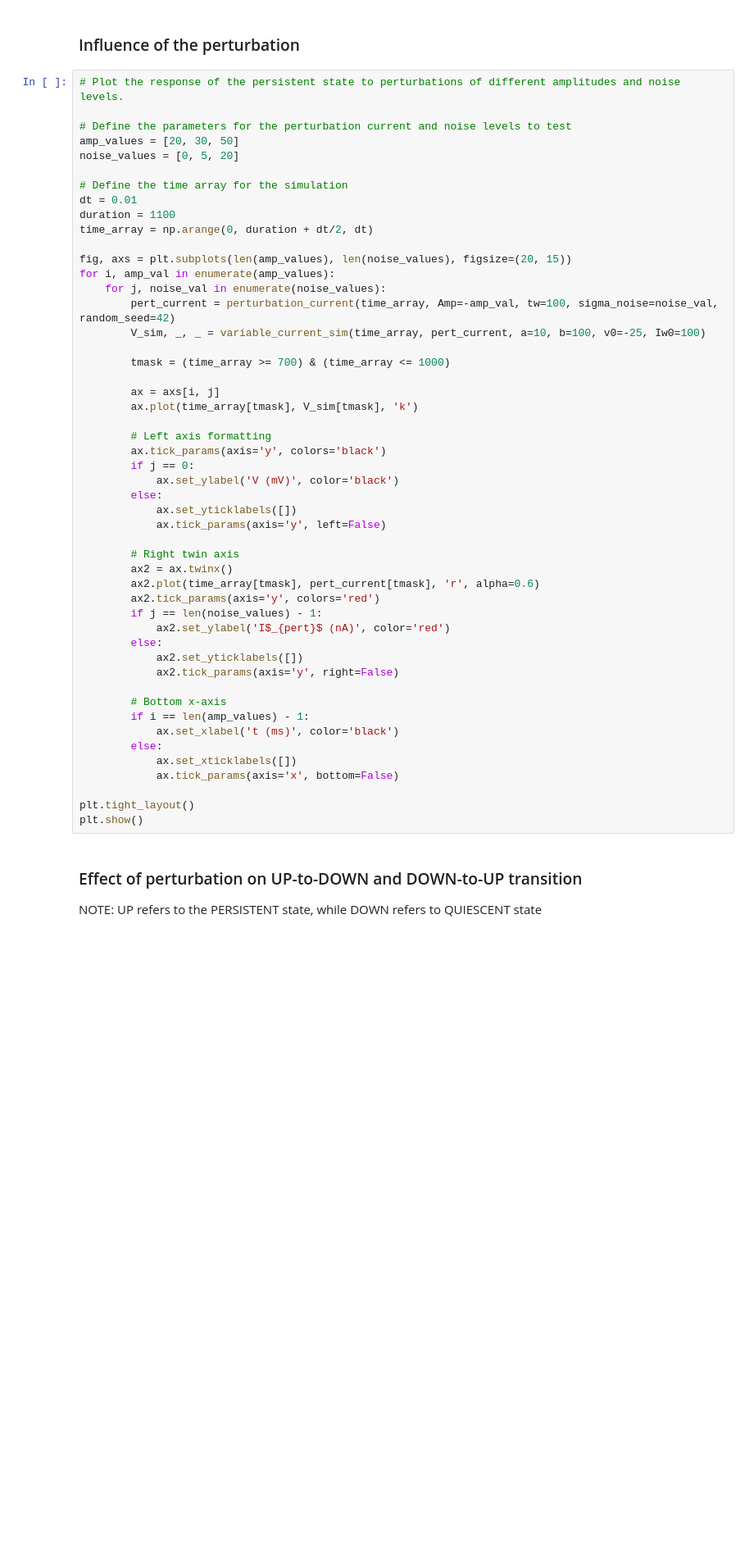
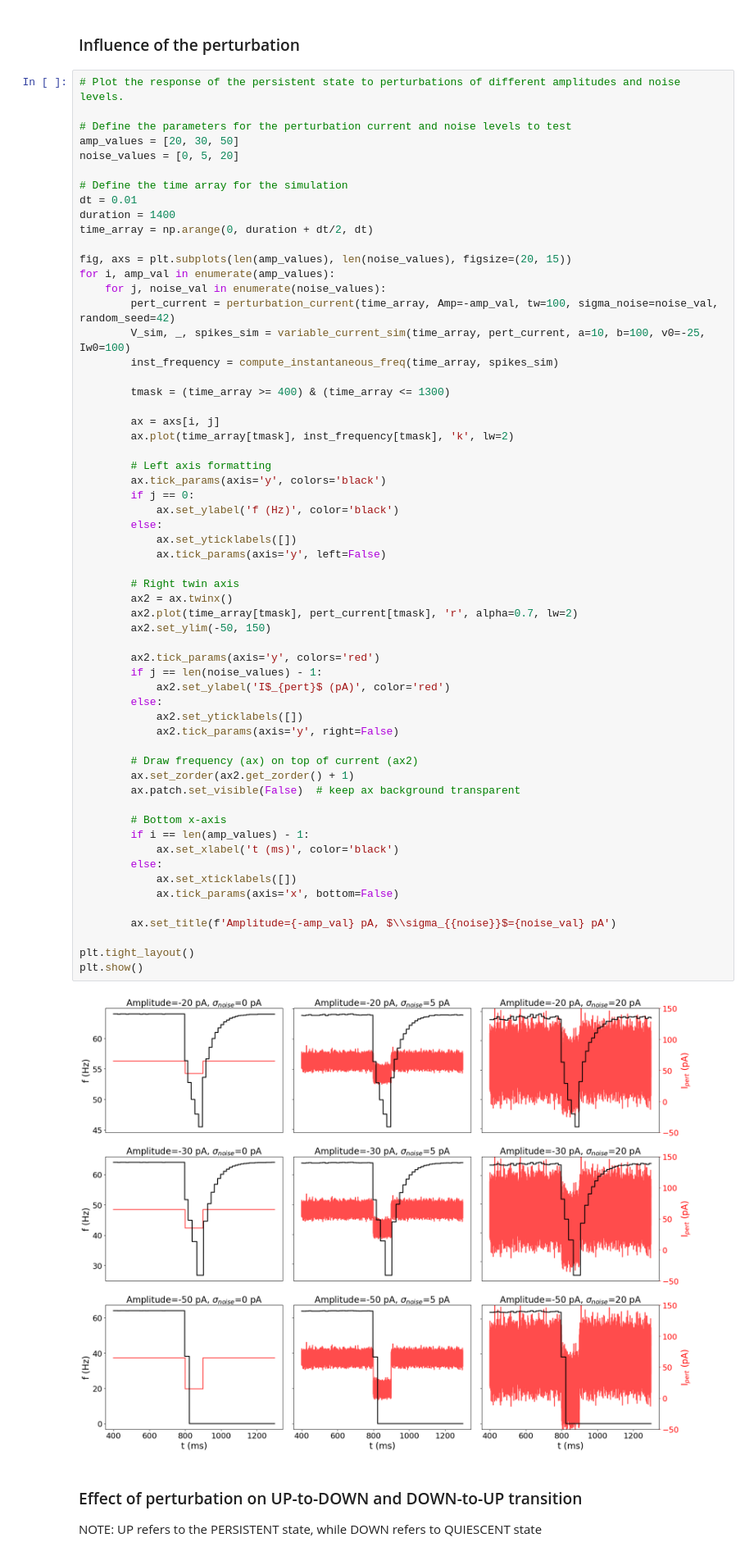
Before and after one commit to GabrieleCasagrande/MinimalNeuro_WorkingMemo, a Jupyter notebook: Single eQIF neuron/eQIF_perturbation.ipynb, the cells around one changed output. Shown at 82% size. Drawn from its saved outputs; the diff is of its cells as text; blank space fills up the shorter version.

```diff
--- a/Single eQIF neuron/eQIF_perturbation.ipynb
+++ b/Single eQIF neuron/eQIF_perturbation.ipynb
@@ -24,47 +24,58 @@ noise_values = [0, 5, 20]
 
 # Define the time array for the simulation
 dt = 0.01
-duration = 1100
+duration = 1400
 time_array = np.arange(0, duration + dt/2, dt)
 
 fig, axs = plt.subplots(len(amp_values), len(noise_values), figsize=(20, 15))
 for i, amp_val in enumerate(amp_values):
     for j, noise_val in enumerate(noise_values):
         pert_current = perturbation_current(time_array, Amp=-amp_val, tw=100, sigma_noise=noise_val, random_seed=42)
-        V_sim, _, _ = variable_current_sim(time_array, pert_current, a=10, b=100, v0=-25, Iw0=100)
+        V_sim, _, spikes_sim = variable_current_sim(time_array, pert_current, a=10, b=100, v0=-25, Iw0=100)
+        inst_frequency = compute_instantaneous_freq(time_array, spikes_sim)
 
-        tmask = (time_array >= 700) & (time_array <= 1000)
+        tmask = (time_array >= 400) & (time_array <= 1300)
 
         ax = axs[i, j]
-        ax.plot(time_array[tmask], V_sim[tmask], 'k')
+        ax.plot(time_array[tmask], inst_frequency[tmask], 'k', lw=2)
 
         # Left axis formatting
         ax.tick_params(axis='y', colors='black')
         if j == 0:
-            ax.set_ylabel('V (mV)', color='black')
+            ax.set_ylabel('f (Hz)', color='black')
         else:
             ax.set_yticklabels([])
             ax.tick_params(axis='y', left=False)
 
         # Right twin axis
         ax2 = ax.twinx()
-        ax2.plot(time_array[tmask], pert_current[tmask], 'r', alpha=0.6)
+        ax2.plot(time_array[tmask], pert_current[tmask], 'r', alpha=0.7, lw=2)
+        ax2.set_ylim(-50, 150)
+
         ax2.tick_params(axis='y', colors='red')
         if j == len(noise_values) - 1:
-            ax2.set_ylabel('I$_{pert}$ (nA)', color='red')
+            ax2.set_ylabel('I$_{pert}$ (pA)', color='red')
         else:
             ax2.set_yticklabels([])
             ax2.tick_params(axis='y', right=False)
+
+        # Draw frequency (ax) on top of current (ax2)
+        ax.set_zorder(ax2.get_zorder() + 1)
+        ax.patch.set_visible(False)  # keep ax background transparent
 
         # Bottom x-axis
         if i == len(amp_values) - 1:
             ax.set_xlabel('t (ms)', color='black')
         else:
             ax.set_xticklabels([])
             ax.tick_params(axis='x', bottom=False)
 
+        ax.set_title(f'Amplitude={-amp_val} pA, $\\sigma_{{noise}}$={noise_val} pA')
+
 plt.tight_layout()
 plt.show()
+# %% [output]
+[figure, added]
 # %% [markdown]
 ### Effect of perturbation on UP-to-DOWN and DOWN-to-UP transition
 NOTE: UP refers to the PERSISTENT state, while DOWN refers to QUIESCENT state
```
Also changed, not shown: 3 other files.
